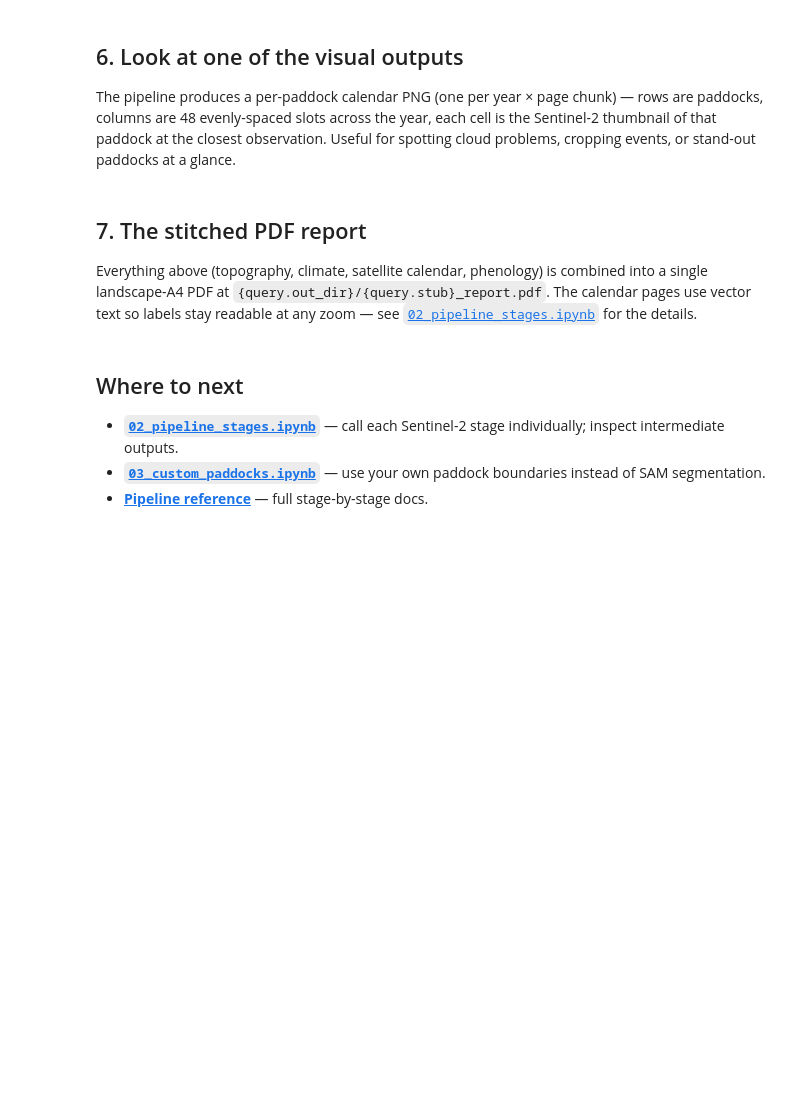
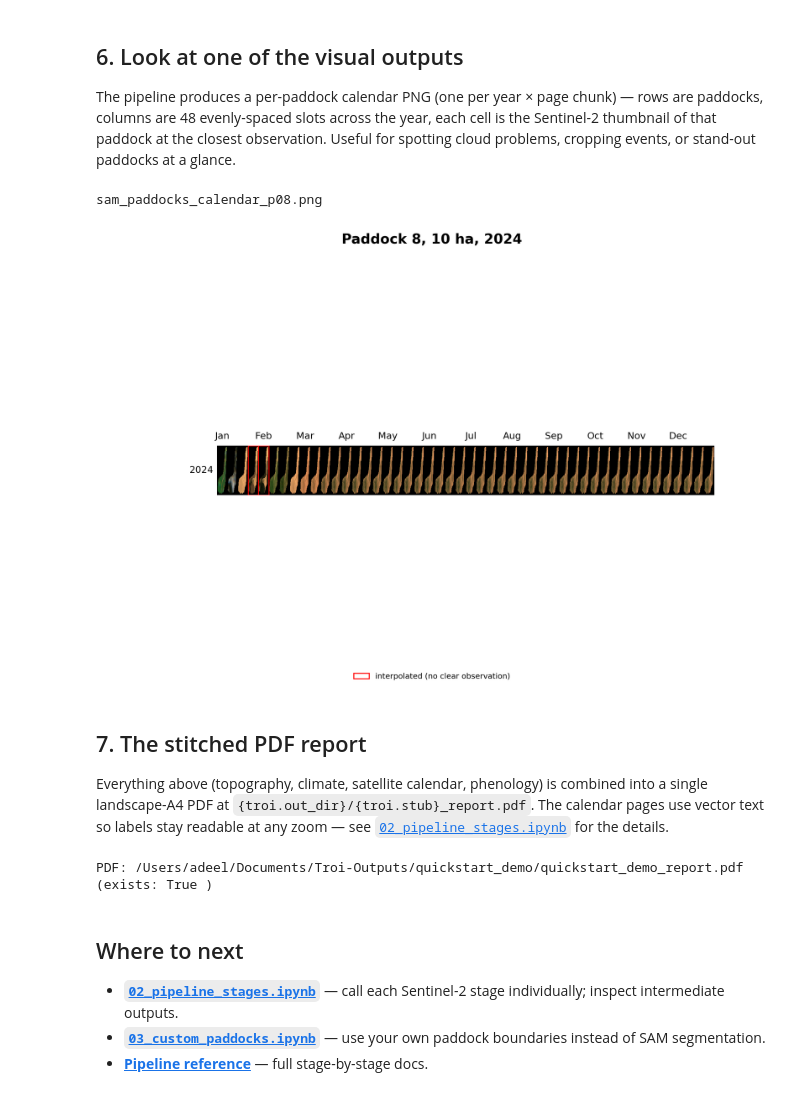
Before and after one commit to johnburley3000/paddocktimeseries, a Jupyter notebook: demo/01_quickstart.ipynb, the cells around one changed output. Drawn from its saved outputs; the diff is of its cells as text; code cells hidden in the pictures; blank space fills up the shorter version.

```diff
--- a/demo/01_quickstart.ipynb
+++ b/demo/01_quickstart.ipynb
@@ -39,17 +39,17 @@ The `Query` is the immutable, content-addressed object every stage consumes. It'
 Here we use a ~2 km AOI in southern NSW and a single quarter of 2024 — enough scenes to see the pipeline in action without a long wait.
 # %%
 from datetime import date
-from borevitz_lab.query import Query
+from troi import Troi
 
-query = Query(
+troi = Troi(
     bbox=[148.36265, -33.52606, 148.38265, -33.50606],   # [W, S, E, N]
     start=date(2024, 1, 1),
     end=date(2024, 3, 31),
     stub="quickstart_demo",
 )
-print(query)
-print("\nOutputs land under :", query.out_dir)
-print("Intermediates under :", query.tmp_dir)
+print(troi)
+print("\nOutputs land under :", troi.out_dir)
+print("Intermediates under :", troi.tmp_dir)
 # %% [output]
 -----  --------------------------------------------
 stub   quickstart_demo
@@ -125,19 +163,24 @@ The pipeline produces a per-paddock calendar PNG (one per year × page chunk)
 # %%
 from IPython.display import Image as NBImage, display
 
-cal = next(Path(query.out_dir).glob("*_calendar_*.png"), None)
+cal = next(Path(troi.out_dir).glob("*_calendar_*.png"), None)
 if cal:
     print(cal.name)
     display(NBImage(filename=str(cal)))
 else:
-    print("No calendar PNG yet — re-run get_outputs(query).")
+    print("No calendar PNG yet — re-run get_outputs(troi).")
+# %% [output]
+sam_paddocks_calendar_p08.png
+[figure, added]
 # %% [markdown]
 ## 7. The stitched PDF report
 
-Everything above (topography, climate, satellite calendar, phenology) is combined into a single landscape-A4 PDF at `{query.out_dir}/{query.stub}_report.pdf`. The calendar pages use vector text so labels stay readable at any zoom — see [`02_pipeline_stages.ipynb`](02_pipeline_stages.ipynb) for the details.
+Everything above (topography, climate, satellite calendar, phenology) is combined into a single landscape-A4 PDF at `{troi.out_dir}/{troi.stub}_report.pdf`. The calendar pages use vector text so labels stay readable at any zoom — see [`02_pipeline_stages.ipynb`](02_pipeline_stages.ipynb) for the details.
 # %%
-pdf = Path(query.out_dir) / f"{query.stub}_report.pdf"
+pdf = Path(troi.out_dir) / f"{troi.stub}_report.pdf"
 print("PDF:", pdf, "(exists:", pdf.exists(), ")")
+# %% [output]
+PDF: /Users/adeel/Documents/Troi-Outputs/quickstart_demo/quickstart_demo_report.pdf (exists: True )
 # %% [markdown]
 ## Where to next
 
```
Also changed, not shown: parts of 11 cells of this notebook, 2 other files.
